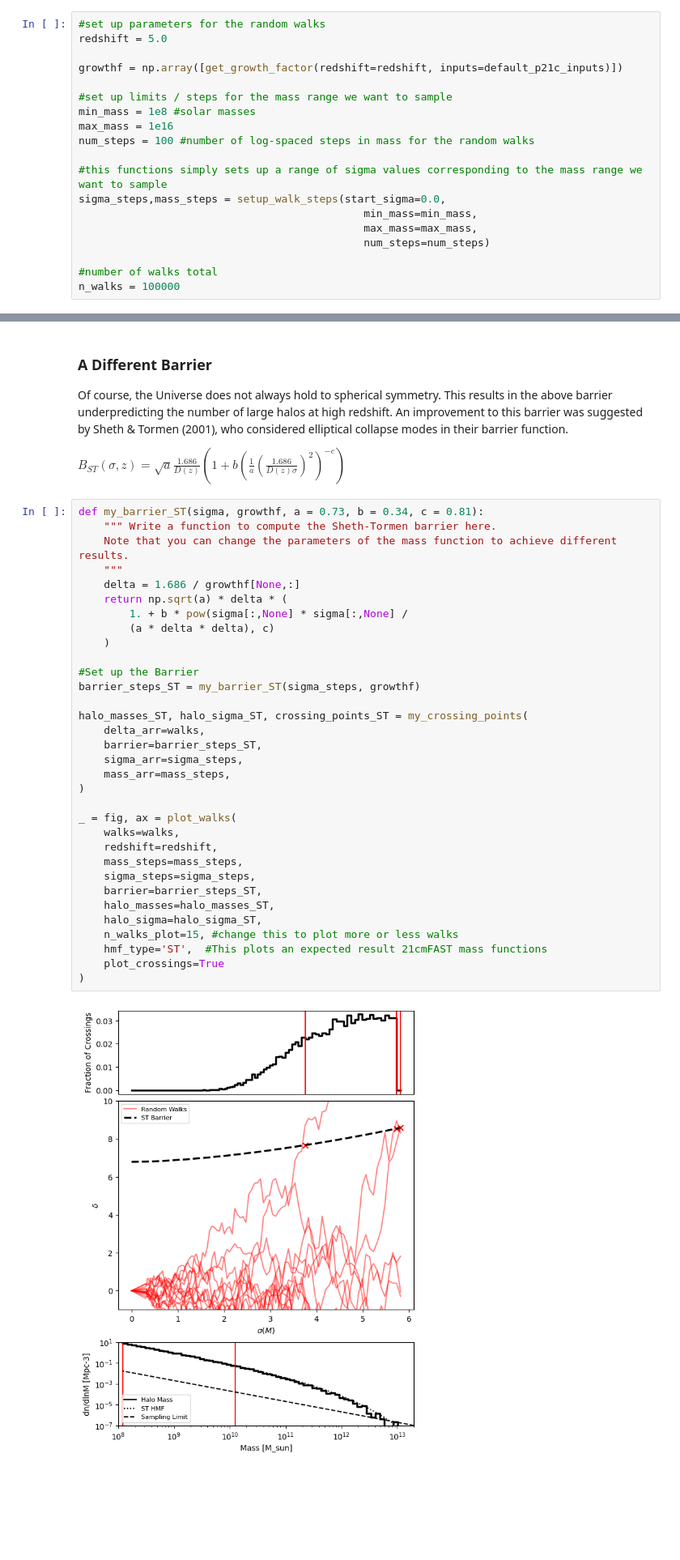
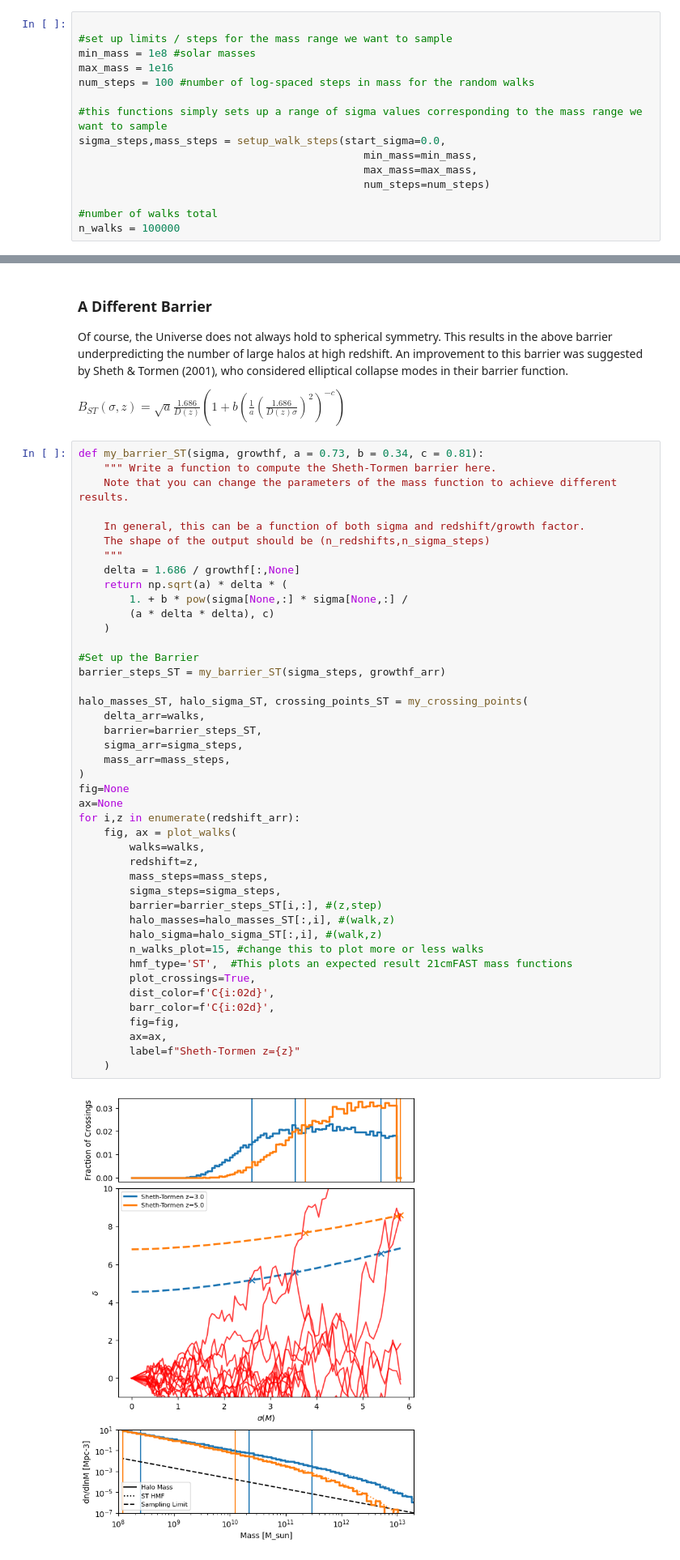
Before and after one commit to 21cmfast/Structure-Formation, a Jupyter notebook: tutorials/03-halos.ipynb, the cells around one changed output, grey strips where cells are left out. Shown at 81% size. Drawn from its saved outputs; the diff is of its cells as text; blank space fills up the shorter version.

```diff
--- a/tutorials/03-halos.ipynb
+++ b/tutorials/03-halos.ipynb
@@ -242,10 +245,6 @@ def plot_walks(
         plt.savefig(output_file)
     return fig,ax
 # %%
-#set up parameters for the random walks
-redshift = 5.0
-
-growthf = np.array([get_growth_factor(redshift=redshift, inputs=default_p21c_inputs)])
 
 #set up limits / steps for the mass range we want to sample
 min_mass = 1e8 #solar masses
@@ -369,38 +382,48 @@ $B_{ST}(\sigma,z) = \sqrt{a} \frac{1.686}{D(z)} ( 1 + b (\frac{1}{a}(\frac{1.686
 # %%
 def my_barrier_ST(sigma, growthf, a = 0.73, b = 0.34, c = 0.81):
     """ Write a function to compute the Sheth-Tormen barrier here.
     Note that you can change the parameters of the mass function to achieve different results.
+
+    In general, this can be a function of both sigma and redshift/growth factor.
+    The shape of the output should be (n_redshifts,n_sigma_steps)
     """
-    delta = 1.686 / growthf[None,:]
+    delta = 1.686 / growthf[:,None]
     return np.sqrt(a) * delta * (
-        1. + b * pow(sigma[:,None] * sigma[:,None] /
+        1. + b * pow(sigma[None,:] * sigma[None,:] /
         (a * delta * delta), c)
     )
 
 #Set up the Barrier
-barrier_steps_ST = my_barrier_ST(sigma_steps, growthf)
+barrier_steps_ST = my_barrier_ST(sigma_steps, growthf_arr)
 
 halo_masses_ST, halo_sigma_ST, crossing_points_ST = my_crossing_points(
     delta_arr=walks,
     barrier=barrier_steps_ST,
     sigma_arr=sigma_steps,
     mass_arr=mass_steps,
 )
-
-_ = fig, ax = plot_walks(
-    walks=walks,
-    redshift=redshift,
-    mass_steps=mass_steps,
-    sigma_steps=sigma_steps,
-    barrier=barrier_steps_ST,
-    halo_masses=halo_masses_ST,
-    halo_sigma=halo_sigma_ST,
-    n_walks_plot=15, #change this to plot more or less walks
-    hmf_type='ST',  #This plots an expected result 21cmFAST mass functions
-    plot_crossings=True
-)
+fig=None
+ax=None
+for i,z in enumerate(redshift_arr):
+    fig, ax = plot_walks(
+        walks=walks,
+        redshift=z,
+        mass_steps=mass_steps,
+        sigma_steps=sigma_steps,
+        barrier=barrier_steps_ST[i,:], #(z,step)
+        halo_masses=halo_masses_ST[:,i], #(walk,z)
+        halo_sigma=halo_sigma_ST[:,i], #(walk,z)
+        n_walks_plot=15, #change this to plot more or less walks
+        hmf_type='ST',  #This plots an expected result 21cmFAST mass functions
+        plot_crossings=True,
+        dist_color=f'C{i:02d}',
+        barr_color=f'C{i:02d}',
+        fig=fig,
+        ax=ax,
+        label=f"Sheth-Tormen z={z}"
+    )
 # %% [output]
-[figure, old version]
+[figure, new version]
 # %% [markdown]
 ### Conditioning
 The mass functions we have made so far deal with the entire universe, i.e. a region at mean density (`delta == 0`) and effectively infinite size (`sigma == 0`). But this is not necessarily required. We can calculate the expected halo mass distribution in a region of any size and density simply by starting the random walks at that location in the `delta`-`sigma` diagram.
```
Also changed, not shown: parts of 7 cells of this notebook, 1 other file.
